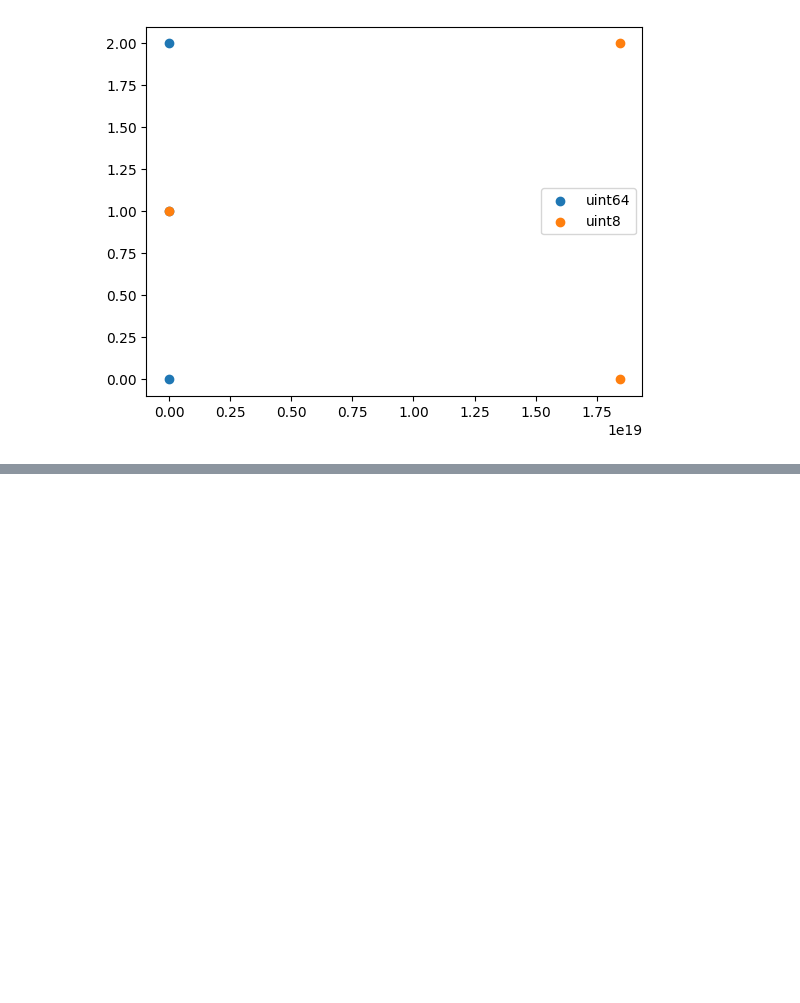
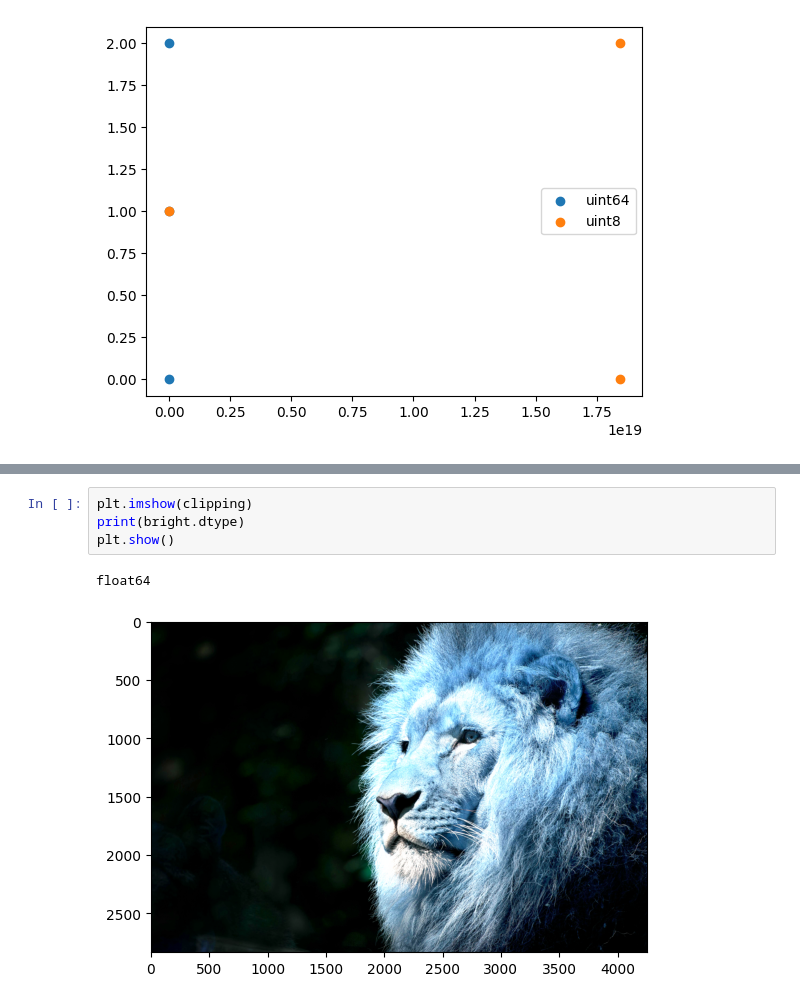
Before and after one commit to Masireddyvamshi/Exploratory_Data_Analysis, a Jupyter notebook: classNotes.ipynb, the cells around one changed output, grey strips where cells are left out. Drawn from its saved outputs; the diff is of its cells as text; blank space fills up the shorter version.

```diff
--- a/classNotes.ipynb
+++ b/classNotes.ipynb
@@ -712,0 +814,7 @@ plt.show()
+# %%
+plt.imshow(clipping)
+print(bright.dtype)
+plt.show()
+# %% [output]
+float64
+[figure, added]
```
Also changed, not shown: parts of 21 cells of this notebook.
